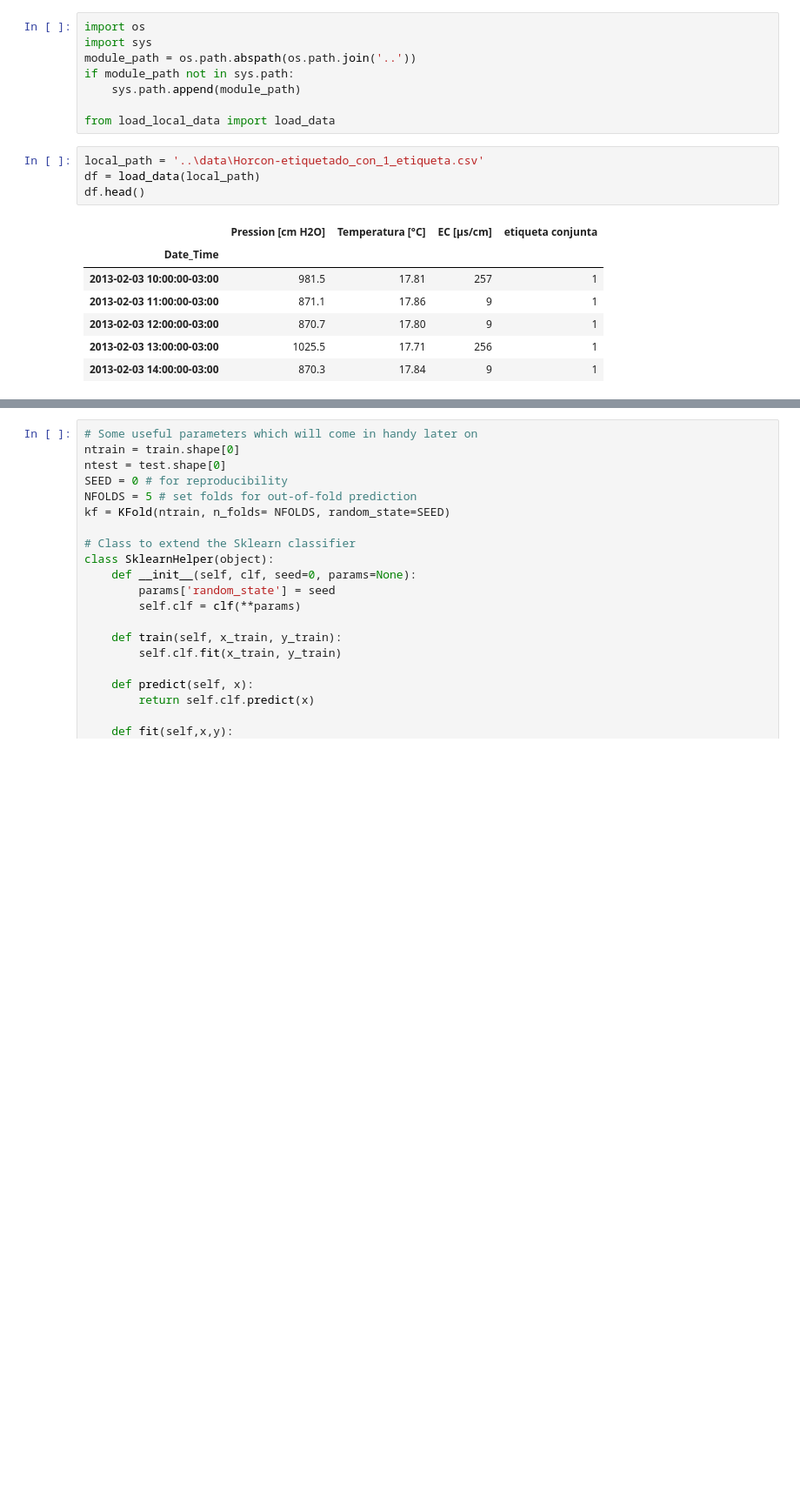
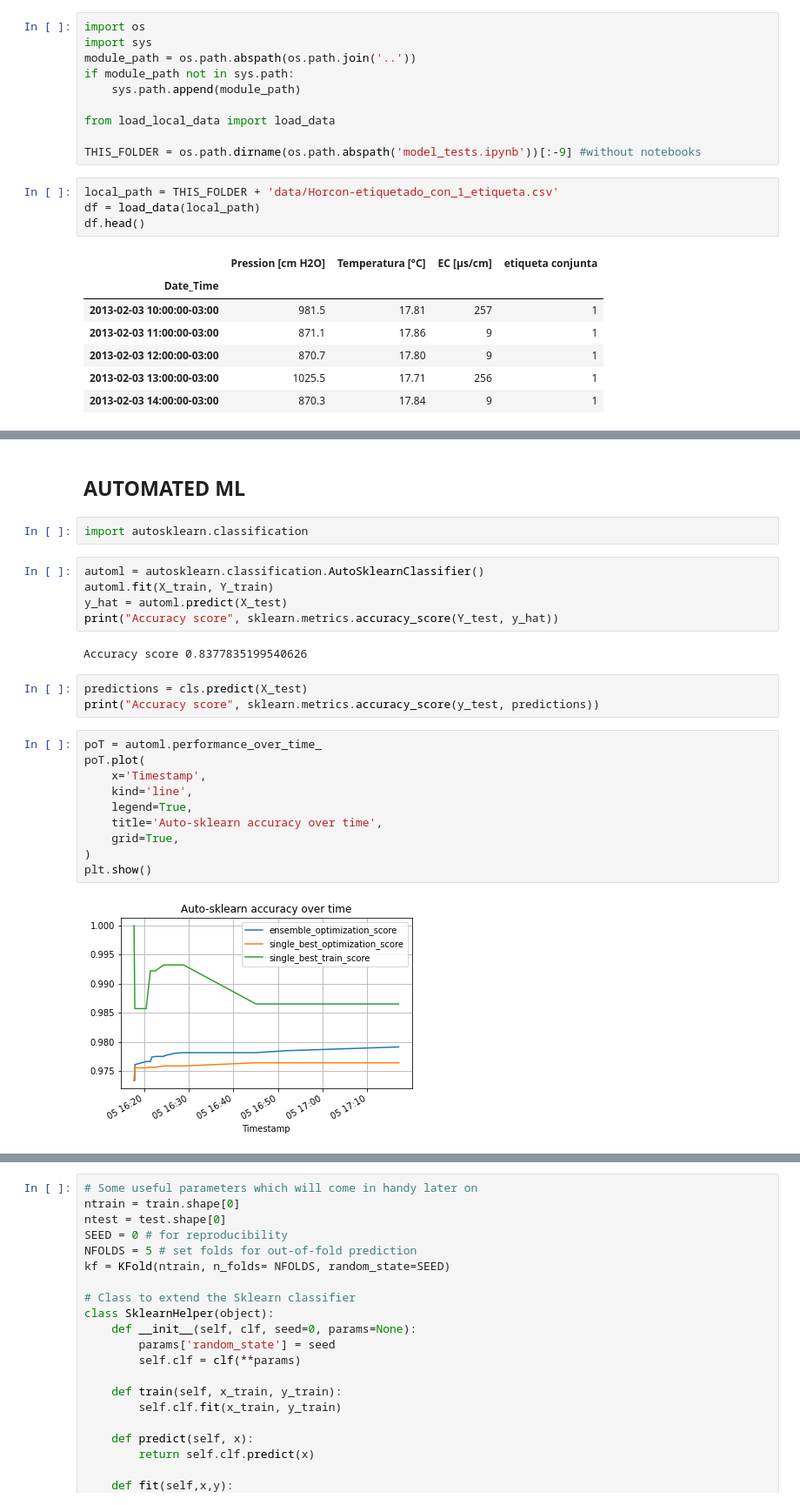
Before and after one commit to Max-jones/Sistema_Experto_APP, a Jupyter notebook: notebooks/model_tests.ipynb, the cells around one changed output, grey strips where cells are left out. Shown at 87% size. Cells and saved outputs as stored; diff of their text form; blank space fills up the shorter version.

```diff
--- a/notebooks/model_tests.ipynb
+++ b/notebooks/model_tests.ipynb
@@ -13,8 +13,10 @@ if module_path not in sys.path:
     sys.path.append(module_path)
 
 from load_local_data import load_data
+
+THIS_FOLDER = os.path.dirname(os.path.abspath('model_tests.ipynb'))[:-9] #without notebooks
 # %%
-local_path = '..\data\Horcon-etiquetado_con_1_etiqueta.csv'
+local_path = THIS_FOLDER + 'data/Horcon-etiquetado_con_1_etiqueta.csv'
 df = load_data(local_path)
 df.head()
 # %% [output]
@@ -36,0 +37,26 @@ NameError: name 'd' is not defined
+# %% [markdown]
+## AUTOMATED ML
+# %%
+import autosklearn.classification
+# %%
+automl = autosklearn.classification.AutoSklearnClassifier()
+automl.fit(X_train, Y_train)
+y_hat = automl.predict(X_test)
+print("Accuracy score", sklearn.metrics.accuracy_score(Y_test, y_hat))
+# %% [output]
+Accuracy score 0.8377835199540626
+# %%
+predictions = cls.predict(X_test)
+print("Accuracy score", sklearn.metrics.accuracy_score(y_test, predictions))
+# %%
+poT = automl.performance_over_time_
+poT.plot(
+    x='Timestamp',
+    kind='line',
+    legend=True,
+    title='Auto-sklearn accuracy over time',
+    grid=True,
+)
+plt.show()
+# %% [output]
+[figure, added]
```
Also changed, not shown: parts of 4 cells of this notebook, 8 other files.
